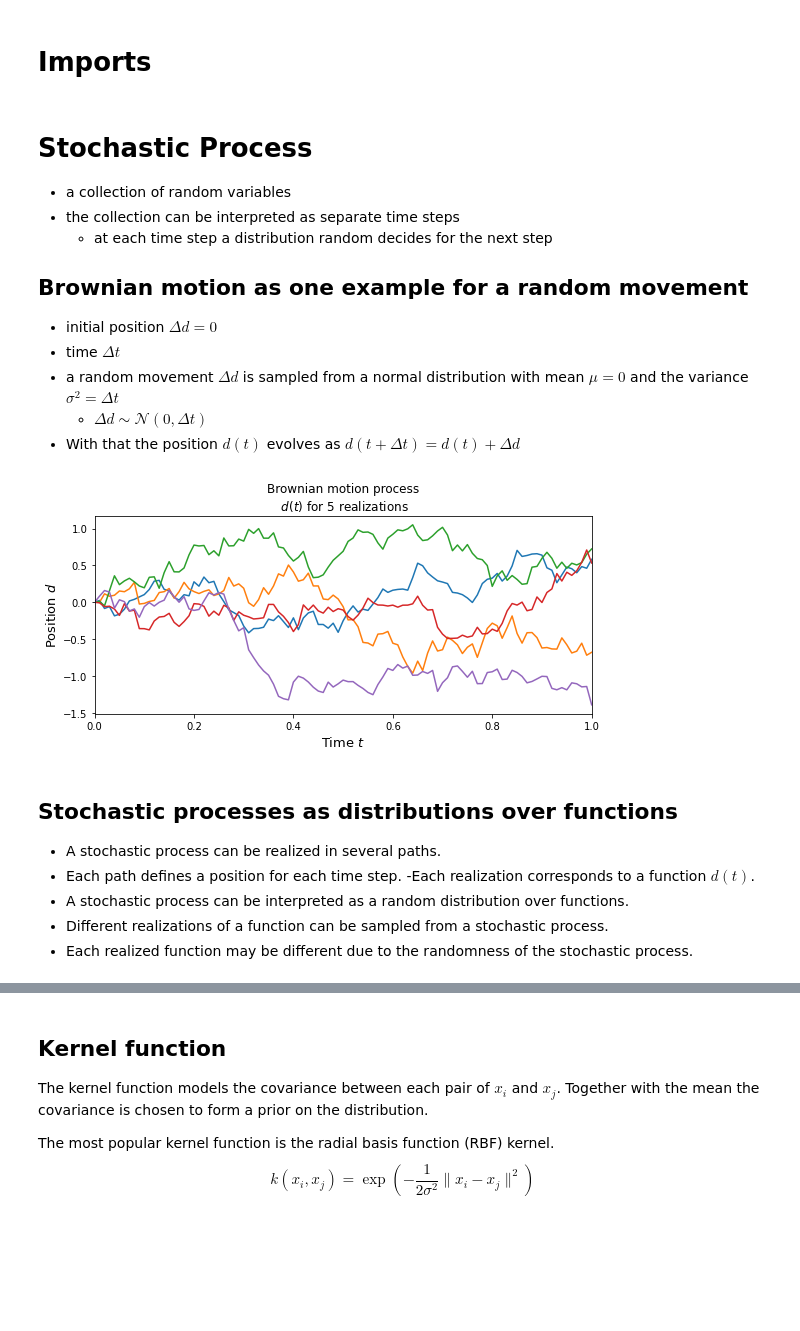
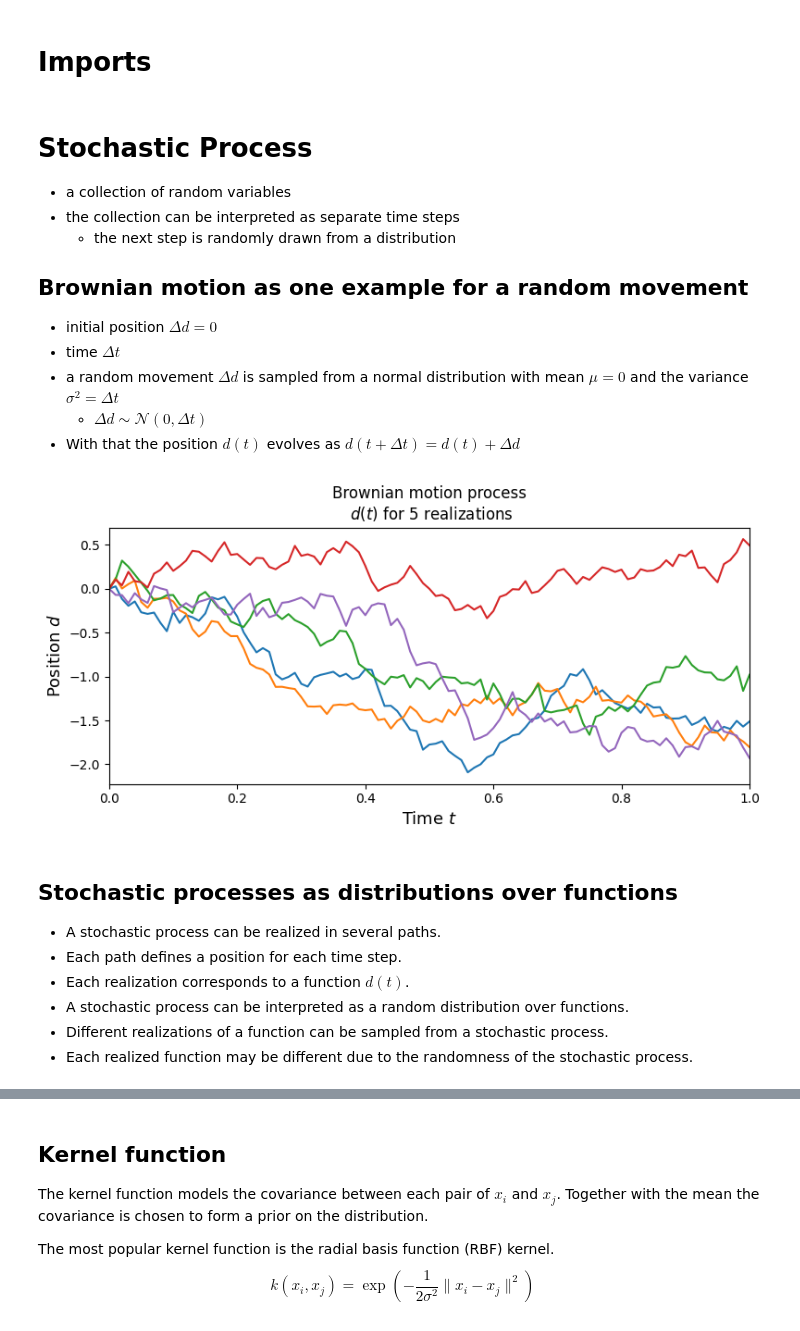
Before and after one commit to batcapricorn/prob-ml-project, a Jupyter notebook: src/GP_background.ipynb, the cells around one changed output, grey strips where cells are left out. Cells and saved outputs as stored; diff of their text form; code cells hidden in the pictures; blank space fills up the shorter version.

```diff
--- a/src/GP_background.ipynb
+++ b/src/GP_background.ipynb
@@ -8,7 +8,7 @@ from matplotlib import cm
 # Stochastic Process
 - a collection of random variables
 - the collection can be interpreted as separate time steps
-    - at each time step a distribution random decides for the next step
+    - the next step is randomly drawn from a distribution
 
 ## Brownian motion as one example for a random movement
 - initial position $\Delta d = 0$
@@ -17,41 +17,41 @@ from matplotlib import cm
     - $\Delta d \sim \mathcal{N}(0, \Delta t)$
 - With that the position $d(t)$ evolves as $d(t + \Delta t) = d(t) + \Delta d$
 # %%
-
 n_realizations = 5
 
 delta_t = 0.01
 steps = 100
 mean = 0
 
+
 def brownian_motion(mean, delta_t, steps):
     stdev = np.sqrt(delta_t)
     d_list = [0]
-    for i in range(steps):
+    for _ in range(steps):
         delta_d = np.random.normal(mean, stdev)
-        d = d_list[-1]+ delta_d
+        d = d_list[-1] + delta_d
         d_list.append(d)
-    return (d_list)
+    return d_list
+
 
 plt.figure(figsize=(8, 4))
-t = np.linspace(0, steps*delta_t, steps+1)
+t = np.linspace(0, steps * delta_t, steps + 1)
 for _ in range(n_realizations):
     plt.plot(t, brownian_motion(mean, delta_t, steps))
-plt.title(
-    f'Brownian motion process\n $d(t)$ for {n_realizations} realizations')
-plt.xlabel('Time $t$', fontsize=13)
-plt.ylabel('Position $d$', fontsize=13)
+plt.title(f"Brownian motion process\n $d(t)$ for {n_realizations} realizations")
+plt.xlabel("Time $t$", fontsize=13)
+plt.ylabel("Position $d$", fontsize=13)
 plt.xlim([-0, 1])
 plt.tight_layout()
 plt.show()
 #
 # %% [output]
-[figure, old version]
+[figure, new version]
 # %% [markdown]
 ## Stochastic processes as distributions over functions
 - A stochastic process can be realized in several paths.
 - Each path defines a position for each time step.
-    -Each realization corresponds to a function $d(t)$.
+- Each realization corresponds to a function $d(t)$.
 - A stochastic process can be interpreted as a random distribution over functions.
 - Different realizations of a function can be sampled from a stochastic process.
 - Each realized function may be different due to the randomness of the stochastic process.
```
Also changed, not shown: parts of 7 cells of this notebook.
